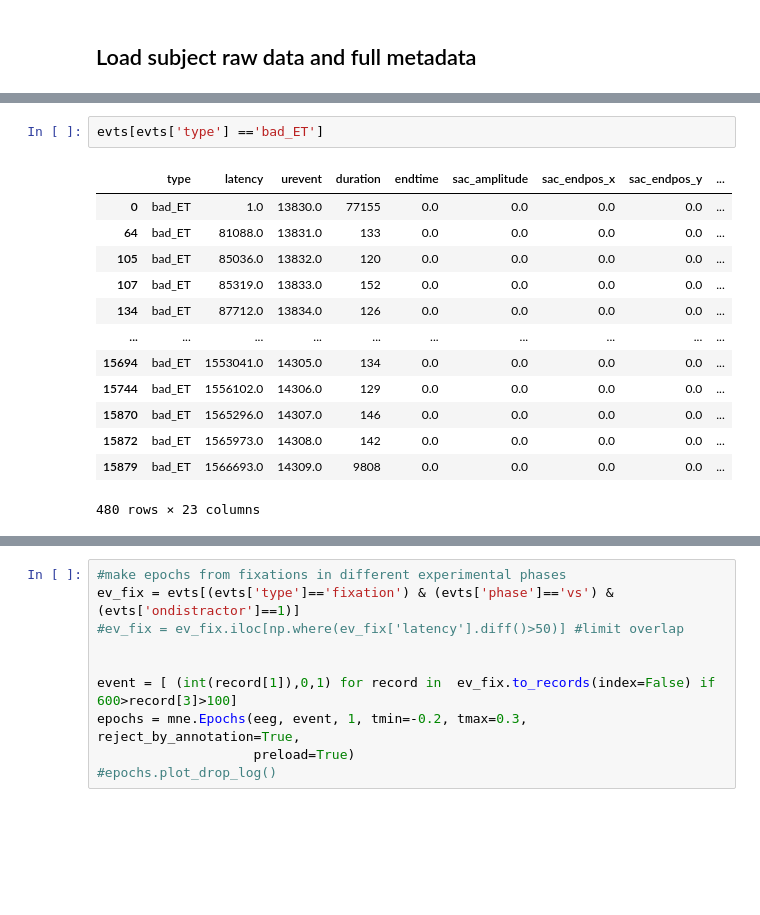
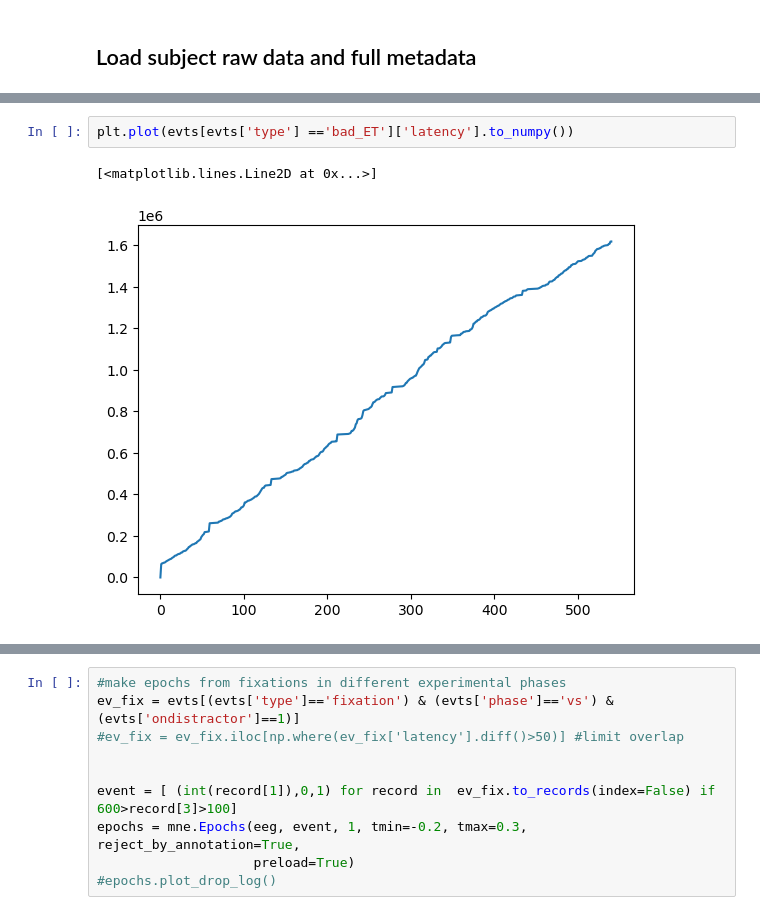
Before and after one commit to incubodac/EEGDECONV, a Jupyter notebook: MNEunfold.ipynb, the cells around one changed output, grey strips where cells are left out. Drawn from its saved outputs; the diff is of its cells as text; blank space fills up the shorter version.

```diff
--- a/MNEunfold.ipynb
+++ b/MNEunfold.ipynb
@@ -41,16 +74,5 @@ NameError: name 'info' is not defined
 # %%
-evts[evts['type'] =='bad_ET']
+plt.plot(evts[evts['type'] =='bad_ET']['latency'].to_numpy())
 # %% [output]
-|  | type | latency | urevent | duration | endtime | sac_amplitude | sac_endpos_x | sac_endpos_y | ... |
-| 0 | bad_ET | 1.0 | 13830.0 | 77155 | 0.0 | 0.0 | 0.0 | 0.0 | ... |
-| 64 | bad_ET | 81088.0 | 13831.0 | 133 | 0.0 | 0.0 | 0.0 | 0.0 | ... |
-| 105 | bad_ET | 85036.0 | 13832.0 | 120 | 0.0 | 0.0 | 0.0 | 0.0 | ... |
-| 107 | bad_ET | 85319.0 | 13833.0 | 152 | 0.0 | 0.0 | 0.0 | 0.0 | ... |
-| 134 | bad_ET | 87712.0 | 13834.0 | 126 | 0.0 | 0.0 | 0.0 | 0.0 | ... |
-| ... | ... | ... | ... | ... | ... | ... | ... | ... | ... |
-| 15694 | bad_ET | 1553041.0 | 14305.0 | 134 | 0.0 | 0.0 | 0.0 | 0.0 | ... |
-| 15744 | bad_ET | 1556102.0 | 14306.0 | 129 | 0.0 | 0.0 | 0.0 | 0.0 | ... |
-| 15870 | bad_ET | 1565296.0 | 14307.0 | 146 | 0.0 | 0.0 | 0.0 | 0.0 | ... |
-| 15872 | bad_ET | 1565973.0 | 14308.0 | 142 | 0.0 | 0.0 | 0.0 | 0.0 | ... |
-| 15879 | bad_ET | 1566693.0 | 14309.0 | 9808 | 0.0 | 0.0 | 0.0 | 0.0 | ... |
-480 rows × 23 columns
+[<matplotlib.lines.Line2D at 0x...>]
+[figure, added]
```
Also changed, not shown: parts of 15 cells of this notebook, 1 other file.
